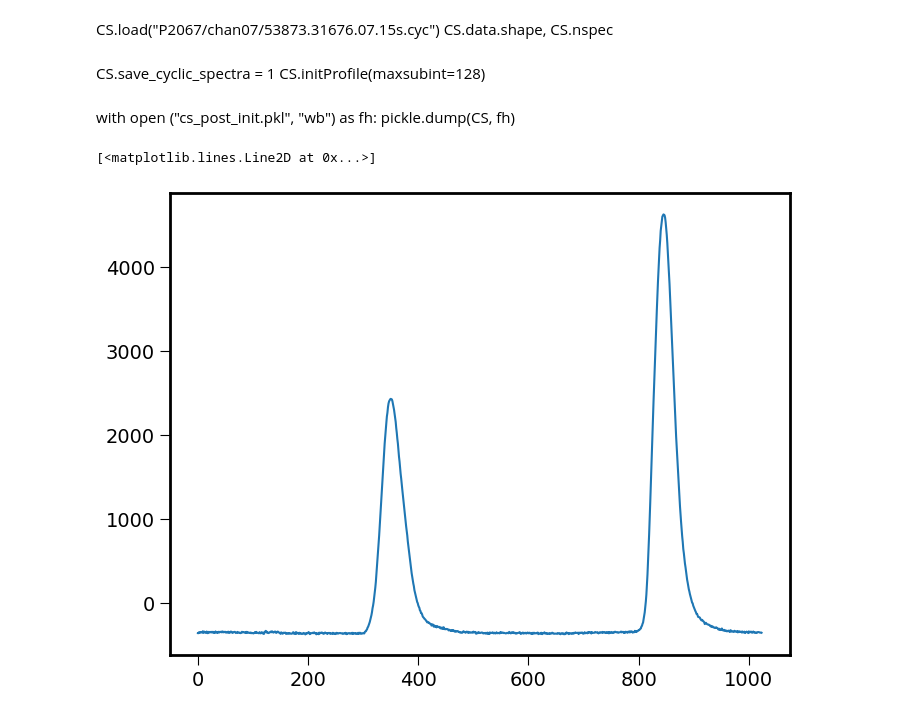
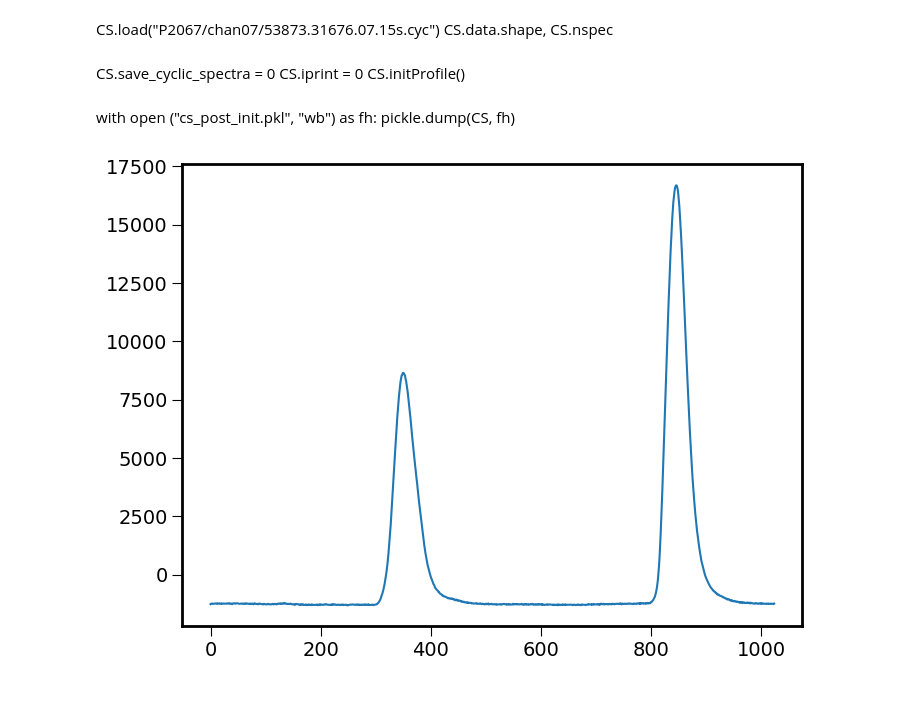
Before and after one commit to straten/dyncycpy, a Jupyter notebook: cycfista.ipynb, the cells around one changed output. Cells and saved outputs as stored; diff of their text form; code cells hidden in the pictures.

```diff
--- a/cycfista.ipynb
+++ b/cycfista.ipynb
@@ -21,8 +22,9 @@ CS.data.shape, CS.nspec
 CS.load("P2067/chan07/53873.31676.07.15s.cyc")
 CS.data.shape, CS.nspec
 # %% [markdown]
-CS.save_cyclic_spectra = 1
-CS.initProfile(maxsubint=128)
+CS.save_cyclic_spectra = 0
+CS.iprint = 0
+CS.initProfile()
 # %% [markdown]
 with open ("cs_post_init.pkl", "wb") as fh:
     pickle.dump(CS, fh)
@@ -31,9 +33,9 @@ with open ("cs_post_init.pkl", "rb") as fh:
     CS = pickle.load(fh)
 # %%
 plt.plot(CS.pp_int)
+pp_scattered = np.copy(CS.pp_ref)
 # %% [output]
-[<matplotlib.lines.Line2D at 0x...>]
-[figure, old version]
+[figure, new version]
 # %%
 # reload a module to incorporate code chanegs
 
```
Also changed, not shown: parts of 27 cells of this notebook.
